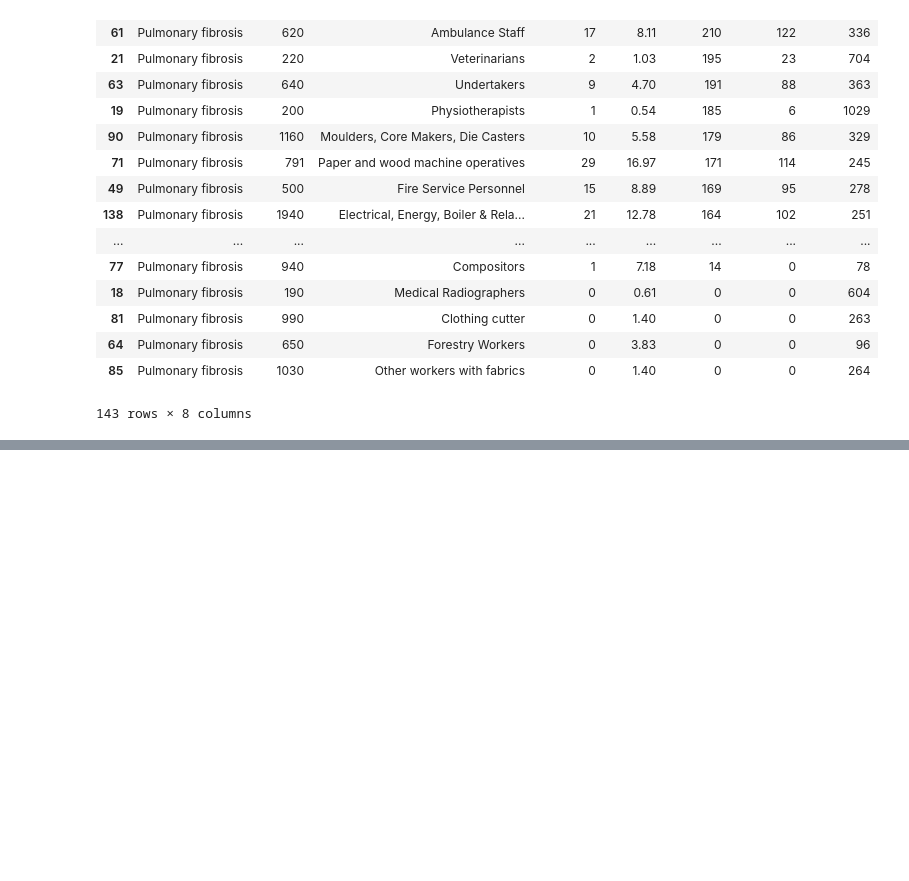
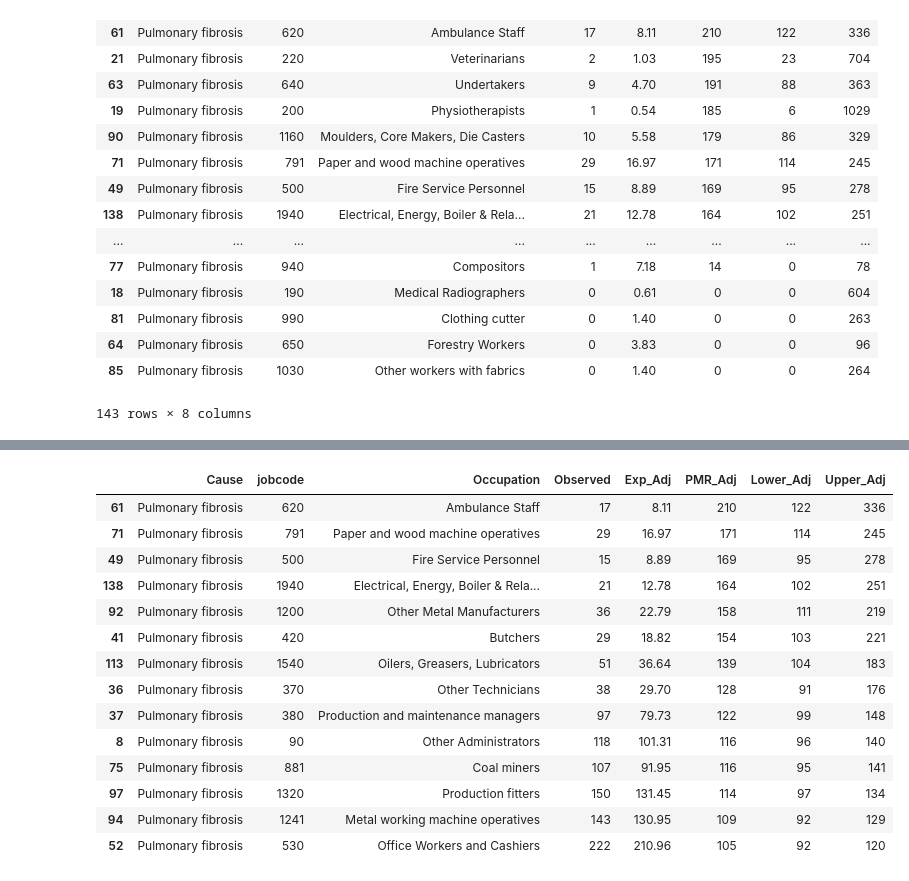
Before and after one commit to drcjar/ipfjes, a Jupyter notebook: notebooks/Occupational mortality for pulmonary fibrosis - dentists 2.ipynb, the cells around one changed output, grey strips where cells are left out. Drawn from its saved outputs; the diff is of its cells as text; code cells hidden in the pictures; blank space fills up the shorter version.

```diff
--- a/notebooks/Occupational mortality for pulmonary fibrosis - dentists 2.ipynb
+++ b/notebooks/Occupational mortality for pulmonary fibrosis - dentists 2.ipynb
@@ -35,0 +61,18 @@ df[df['Cause'] == 'Pulmonary fibrosis'].sort_values(by='PMR_Adj', ascending=Fals
+# %%
+df[(df['Cause'] == 'Pulmonary fibrosis') & (df['Lower_Adj'] > 90)].sort_values(by='PMR_Adj', ascending=False)
+# %% [output]
+|  | Cause | jobcode | Occupation | Observed | Exp_Adj | PMR_Adj | Lower_Adj | Upper_Adj |
+| 61 | Pulmonary fibrosis | 620 | Ambulance Staff | 17 | 8.11 | 210 | 122 | 336 |
+| 71 | Pulmonary fibrosis | 791 | Paper and wood machine operatives | 29 | 16.97 | 171 | 114 | 245 |
+| 49 | Pulmonary fibrosis | 500 | Fire Service Personnel | 15 | 8.89 | 169 | 95 | 278 |
+| 138 | Pulmonary fibrosis | 1940 | Electrical, Energy, Boiler & Rela... | 21 | 12.78 | 164 | 102 | 251 |
+| 92 | Pulmonary fibrosis | 1200 | Other Metal Manufacturers | 36 | 22.79 | 158 | 111 | 219 |
+| 41 | Pulmonary fibrosis | 420 | Butchers | 29 | 18.82 | 154 | 103 | 221 |
+| 113 | Pulmonary fibrosis | 1540 | Oilers, Greasers, Lubricators | 51 | 36.64 | 139 | 104 | 183 |
+| 36 | Pulmonary fibrosis | 370 | Other Technicians | 38 | 29.70 | 128 | 91 | 176 |
+| 37 | Pulmonary fibrosis | 380 | Production and maintenance managers | 97 | 79.73 | 122 | 99 | 148 |
+| 8 | Pulmonary fibrosis | 90 | Other Administrators | 118 | 101.31 | 116 | 96 | 140 |
+| 75 | Pulmonary fibrosis | 881 | Coal miners | 107 | 91.95 | 116 | 95 | 141 |
+| 97 | Pulmonary fibrosis | 1320 | Production fitters | 150 | 131.45 | 114 | 97 | 134 |
+| 94 | Pulmonary fibrosis | 1241 | Metal working machine operatives | 143 | 130.95 | 109 | 92 | 129 |
+| 52 | Pulmonary fibrosis | 530 | Office Workers and Cashiers | 222 | 210.96 | 105 | 92 | 120 |
```
Also changed, not shown: parts of 2 cells of this notebook, 1 other file.
